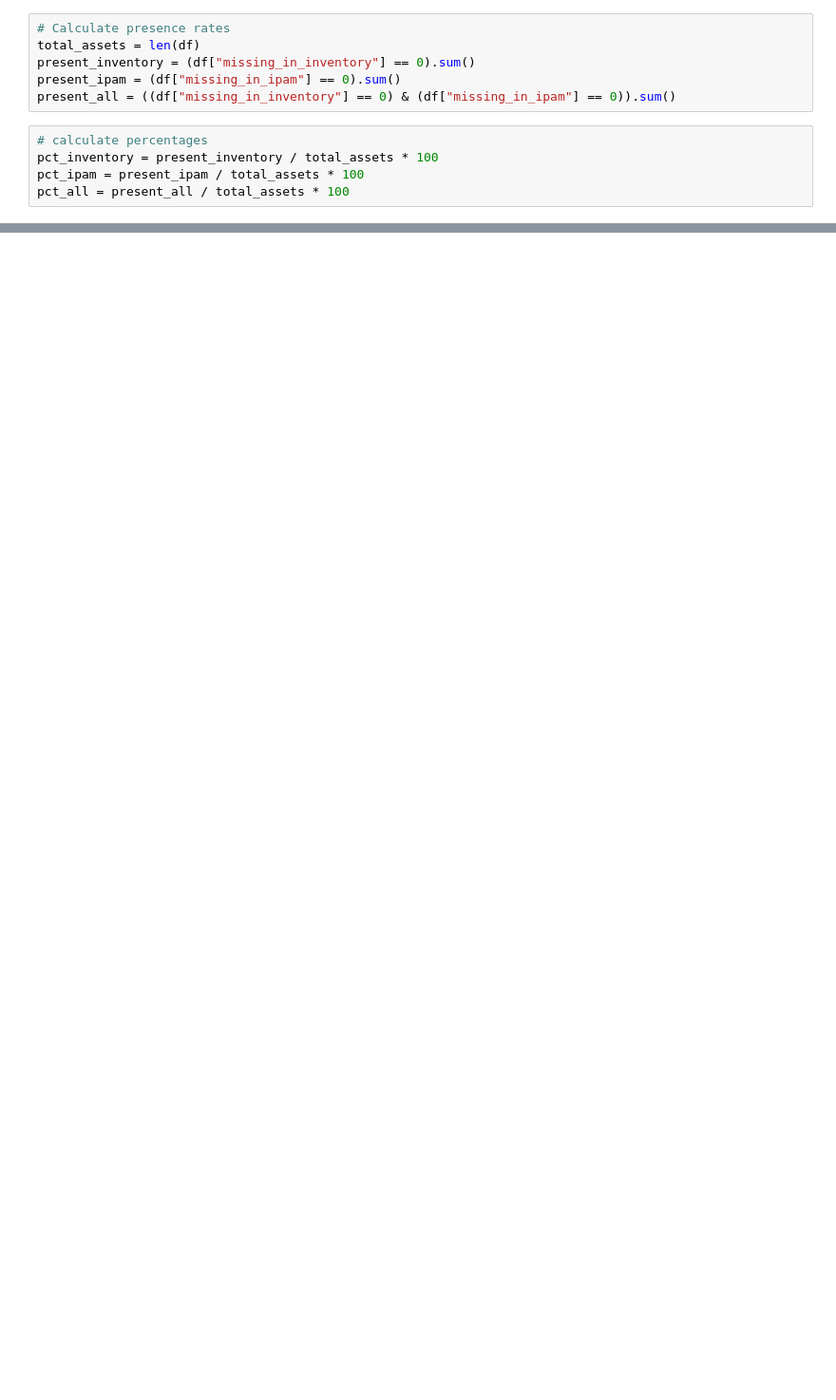
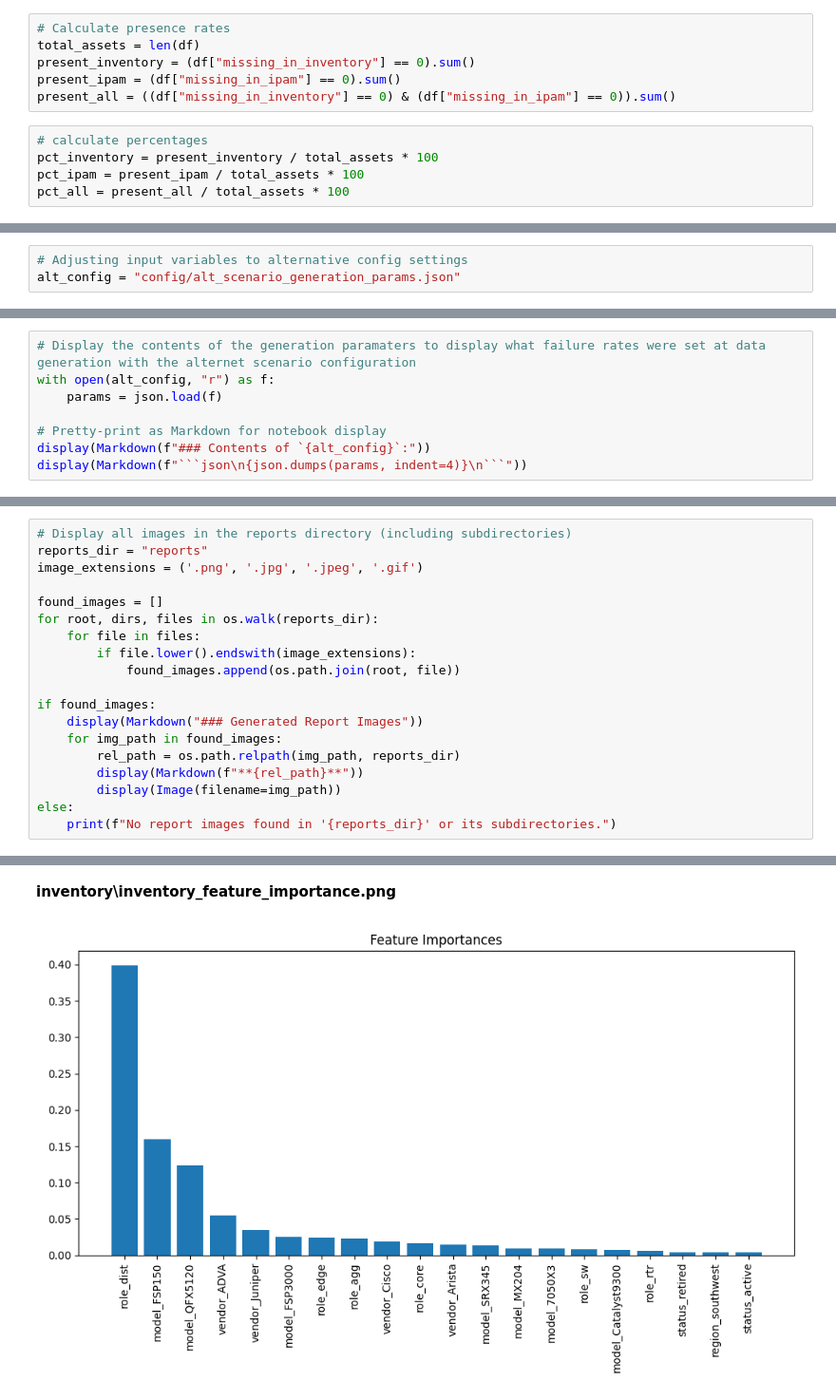
Before and after one commit to Baelfur/lightspeed, a Jupyter notebook: analysis.ipynb, the cells around one changed output, grey strips where cells are left out. Shown: that part at 95% size. Cells and saved outputs as stored; diff of their text form; blank space fills up the shorter version.

````diff
--- a/analysis.ipynb
+++ b/analysis.ipynb
@@ -84,0 +152,3 @@ else:
+# %%
+# Adjusting input variables to alternative config settings
+alt_config = "config/alt_scenario_generation_params.json"
@@ -84,0 +245,8 @@ else:
+# %%
+# Display the contents of the generation paramaters to display what failure rates were set at data generation with the alternet scenario configuration
+with open(alt_config, "r") as f:
+    params = json.load(f)
+
+# Pretty-print as Markdown for notebook display
+display(Markdown(f"### Contents of `{alt_config}`:"))
+display(Markdown(f"```json\n{json.dumps(params, indent=4)}\n```"))
@@ -84,0 +300,20 @@ else:
+# %%
+# Display all images in the reports directory (including subdirectories)
+reports_dir = "reports"
+image_extensions = ('.png', '.jpg', '.jpeg', '.gif')
+
+found_images = []
+for root, dirs, files in os.walk(reports_dir):
+    for file in files:
+        if file.lower().endswith(image_extensions):
+            found_images.append(os.path.join(root, file))
+
+if found_images:
+    display(Markdown("### Generated Report Images"))
+    for img_path in found_images:
+        rel_path = os.path.relpath(img_path, reports_dir)
+        display(Markdown(f"**{rel_path}**"))
+        display(Image(filename=img_path))
+else:
+    print(f"No report images found in '{reports_dir}' or its subdirectories.")
+# %% [output]
@@ -84,0 +321,2 @@ else:
+**inventory\inventory_feature_importance.png**
+[figure, added]
````
Also changed, not shown: parts of 15 cells of this notebook, 3 other files.
